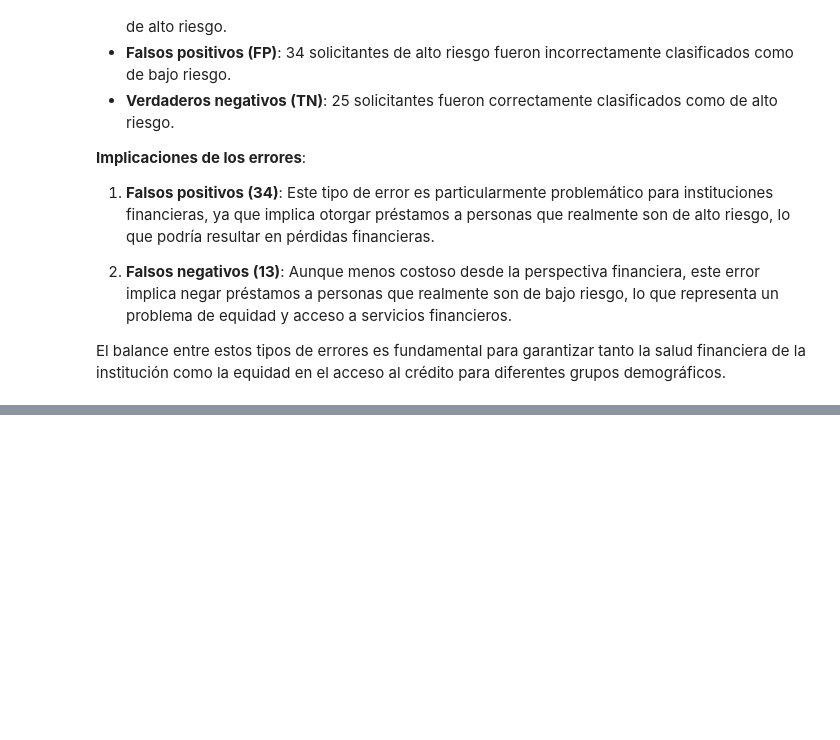
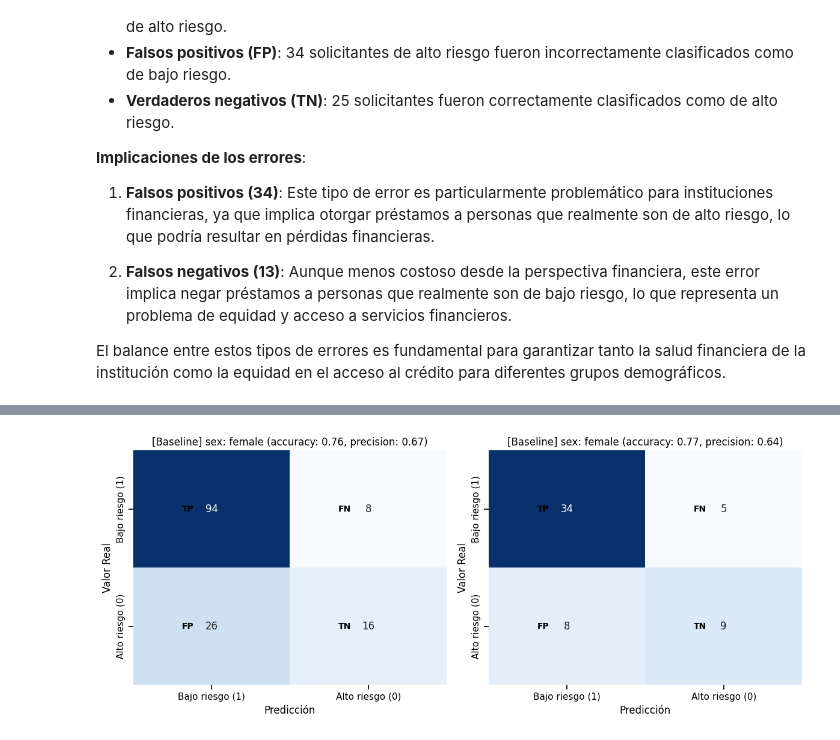
Before and after one commit to Gerardo1909/tpfinal_equidad, a Jupyter notebook: tp_final_fairness_ML/notebooks/main.ipynb, the cells around one changed output, grey strips where cells are left out. Drawn from its saved outputs; the diff is of its cells as text; code cells hidden in the pictures; blank space fills up the shorter version.

```diff
--- a/tp_final_fairness_ML/notebooks/main.ipynb
+++ b/tp_final_fairness_ML/notebooks/main.ipynb
@@ -999,0 +1025,36 @@ El balance entre estos tipos de errores es fundamental para garantizar tanto la
+# %%
+def accuracy_precision(cm):
+    tn, fp, fn, tp = cm.ravel()
+    accuracy = (tp + tn) / (tp + tn + fp + fn)
+    precision = tp / (tp + fp) if (tp + fp) > 0 else 0
+    return accuracy, precision
+
+df_eval = pd.DataFrame(
+    {
+        "y_test": y_test,
+        "y_pred_test": y_pred_test,
+        "sex": df.loc[idx_test, "sex"]
+    }
+)
+df_male_eval = df_eval[df_eval["sex"] == "male"]
+df_female_eval = df_eval[df_eval["sex"]  == "female"]
+
+cm_male = confusion_matrix(
+    df_male_eval["y_test"], df_male_eval["y_pred_test"], labels=[1, 0]
+)
+cm_female = confusion_matrix(
+    df_female_eval["y_test"], df_female_eval["y_pred_test"], labels=[1, 0]
+)
+acc_male, prec_male = accuracy_precision(cm_male)
+acc_female, prec_female = accuracy_precision(cm_female)
+titulo_male = f"[Baseline] sex: female (accuracy: {acc_male:.2f}, precision: {prec_male:.2f})"
+titulo_female = f"[Baseline] sex: female (accuracy: {acc_female:.2f}, precision: {prec_female:.2f})"
+
+matrices_sex_eval = {
+    titulo_male: cm_male,
+    titulo_female: cm_female
+}
+
+graficar_matrices_de_confusion(matrices_sex_eval, n_rows=1, n_cols=2, size=(12, 5))
+# %% [output]
+[figure, added]
```
Also changed, not shown: parts of 12 cells of this notebook.
